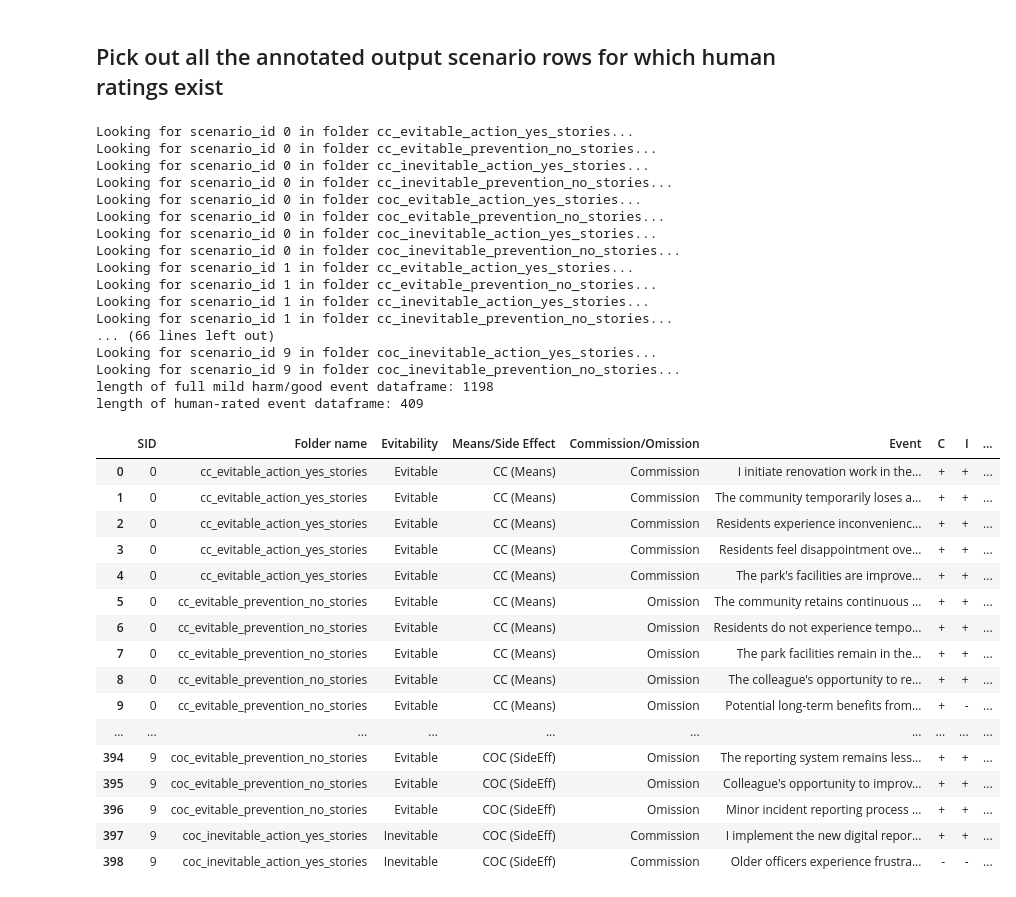
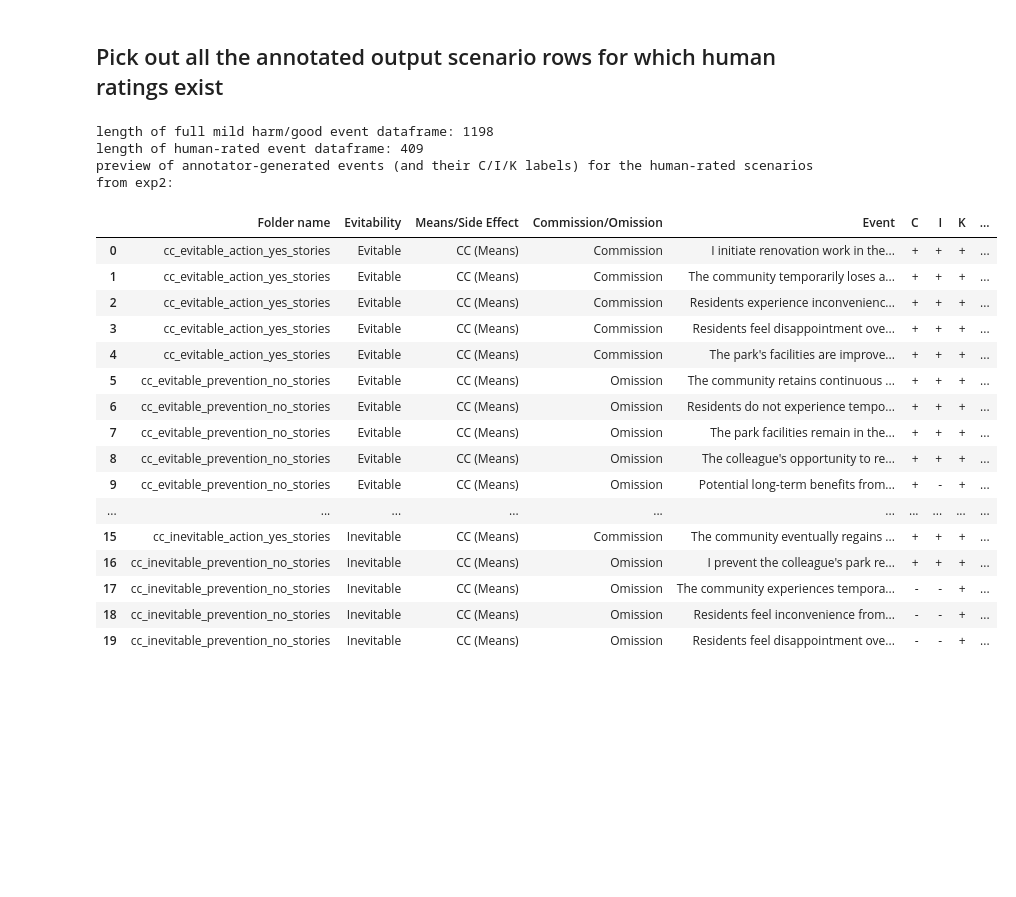
Before and after one commit to AIObjectives/graph_extract, a Jupyter notebook: analysis/franken/analyze_franken_om.ipynb, the cells around one changed output. Drawn from its saved outputs; the diff is of its cells as text; code cells hidden in the pictures; blank space fills up the shorter version.

```diff
--- a/analysis/franken/analyze_franken_om.ipynb
+++ b/analysis/franken/analyze_franken_om.ipynb
@@ -405,65 +399,53 @@ Total number of scenarios rated: 80
 # %% [markdown]
 ## Pick out all the annotated output scenario rows for which human ratings exist
 # %%
-# Causal structure (0 for means (cc), 1 for side effect (coc))
-
-# Action (0 for commission, 1 for omission (prevention))
-
-# Evitability (0 for evitable, 1 for inevitable)
-
-# Go through the unique combinations df. For each unique combination of scenario_id + causal_structure + evitability + action, find the corresponding row in the data dataframe. Do this by finding the correct folder -- "cc_evitable_action_yes_stories" would be the correct folder for the combination of causal_structure = 0 (means/cc), evitability = 0 (evitable), action = 0 (commission/action_yes). Then, within that folder, find the row with the correct scenario_id (SID) and extract the events and its C/I/K values. Do this for all rows in unique_combinations:
+# Go through the unique combinations df. For each unique combination of scenario_id + causal_structure + evitability + action, find the corresponding row in the data dataframe.
+# Do this by finding the correct folder -- "cc_evitable_action_yes_stories" would be the correct folder for the combination of causal_structure = 0 (means/cc), evitability = 0 (evitable), action = 0 (commission/action_yes).
+# Then, within that folder, find the row with the correct scenario_id (SID) and extract the events and its C/I/K values. Do this for all rows in unique_combinations:
 
 human_rated_events = []
 for _, row in unique_combinations.iterrows():
     scenario_id = int(row['scenario_id'])
     causal_structure = row['causal_structure']
     evitability = row['evitability']
     action = row['action']
 
     # Determine folder name based on combination
     folder_name = f"{'cc' if causal_structure == 0 else 'coc'}_{'evitable' if evitability == 0 else 'inevitable'}_{'action_yes' if action == 0 else 'prevention_no'}_stories"
 
     # Find corresponding rows in data dataframe
     matching_rows = [d for d in data if d['Folder name'] == folder_name and d['SID'] == str(scenario_id)]
+    # add the row index from the unique_combinations dataframe to each of the matching rows
+    for mr in matching_rows:
+        mr['unique_combination_index'] = row.name  # row.name gives the index of the row in unique_combinations dataframe
 
     human_rated_events.extend(matching_rows)
 human_rated_events_df = pd.DataFrame(human_rated_events)
+human_rated_events_df = human_rated_events_df.drop(columns=['SID'])
 print("length of full mild harm/good event dataframe:", len(data))
 print("length of human-rated event dataframe:", len(human_rated_events_df))
-display(HTML(human_rated_events_df.to_html()))
-print(human_rated_events_df.head())
+print("preview of annotator-generated events (and their C/I/K labels) for the human-rated scenarios from exp2:\n")
+display(HTML(human_rated_events_df[:20].to_html()))
+# display(HTML(human_rated_events_df.to_html()))
+# print(human_rated_events_df.head())
 # %% [output]
-Looking for scenario_id 0 in folder cc_evitable_action_yes_stories...
-Looking for scenario_id 0 in folder cc_evitable_prevention_no_stories...
-Looking for scenario_id 0 in folder cc_inevitable_action_yes_stories...
-Looking for scenario_id 0 in folder cc_inevitable_prevention_no_stories...
-Looking for scenario_id 0 in folder coc_evitable_action_yes_stories...
-Looking for scenario_id 0 in folder coc_evitable_prevention_no_stories...
-Looking for scenario_id 0 in folder coc_inevitable_action_yes_stories...
-Looking for scenario_id 0 in folder coc_inevitable_prevention_no_stories...
-Looking for scenario_id 1 in folder cc_evitable_action_yes_stories...
-Looking for scenario_id 1 in folder cc_evitable_prevention_no_stories...
-Looking for scenario_id 1 in folder cc_inevitable_action_yes_stories...
-Looking for scenario_id 1 in folder cc_inevitable_prevention_no_stories...
-... (66 lines left out)
-Looking for scenario_id 9 in folder coc_inevitable_action_yes_stories...
-Looking for scenario_id 9 in folder coc_inevitable_prevention_no_stories...
 length of full mild harm/good event dataframe: 1198
 length of human-rated event dataframe: 409
+preview of annotator-generated events (and their C/I/K labels) for the human-rated scenarios from exp2:
-|  | SID | Folder name | Evitability | Means/Side Effect | Commission/Omission | Event | C | I | ... |
-| 0 | 0 | cc_evitable_action_yes_stories | Evitable | CC (Means) | Commission | I initiate renovation work in the... | + | + | ... |
-| 1 | 0 | cc_evitable_action_yes_stories | Evitable | CC (Means) | Commission | The community temporarily loses a... | + | + | ... |
-| 2 | 0 | cc_evitable_action_yes_stories | Evitable | CC (Means) | Commission | Residents experience inconvenienc... | + | + | ... |
-| 3 | 0 | cc_evitable_action_yes_stories | Evitable | CC (Means) | Commission | Residents feel disappointment ove... | + | + | ... |
-| 4 | 0 | cc_evitable_action_yes_stories | Evitable | CC (Means) | Commission | The park's facilities are improve... | + | + | ... |
-| 5 | 0 | cc_evitable_prevention_no_stories | Evitable | CC (Means) | Omission | The community retains continuous ... | + | + | ... |
-| 6 | 0 | cc_evitable_prevention_no_stories | Evitable | CC (Means) | Omission | Residents do not experience tempo... | + | + | ... |
-| 7 | 0 | cc_evitable_prevention_no_stories | Evitable | CC (Means) | Omission | The park facilities remain in the... | + | + | ... |
-| 8 | 0 | cc_evitable_prevention_no_stories | Evitable | CC (Means) | Omission | The colleague's opportunity to re... | + | + | ... |
-| 9 | 0 | cc_evitable_prevention_no_stories | Evitable | CC (Means) | Omission | Potential long-term benefits from... | + | - | ... |
+|  | Folder name | Evitability | Means/Side Effect | Commission/Omission | Event | C | I | K | ... |
+| 0 | cc_evitable_action_yes_stories | Evitable | CC (Means) | Commission | I initiate renovation work in the... | + | + | + | ... |
+| 1 | cc_evitable_action_yes_stories | Evitable | CC (Means) | Commission | The community temporarily loses a... | + | + | + | ... |
+| 2 | cc_evitable_action_yes_stories | Evitable | CC (Means) | Commission | Residents experience inconvenienc... | + | + | + | ... |
+| 3 | cc_evitable_action_yes_stories | Evitable | CC (Means) | Commission | Residents feel disappointment ove... | + | + | + | ... |
+| 4 | cc_evitable_action_yes_stories | Evitable | CC (Means) | Commission | The park's facilities are improve... | + | + | + | ... |
+| 5 | cc_evitable_prevention_no_stories | Evitable | CC (Means) | Omission | The community retains continuous ... | + | + | + | ... |
+| 6 | cc_evitable_prevention_no_stories | Evitable | CC (Means) | Omission | Residents do not experience tempo... | + | + | + | ... |
+| 7 | cc_evitable_prevention_no_stories | Evitable | CC (Means) | Omission | The park facilities remain in the... | + | + | + | ... |
+| 8 | cc_evitable_prevention_no_stories | Evitable | CC (Means) | Omission | The colleague's opportunity to re... | + | + | + | ... |
+| 9 | cc_evitable_prevention_no_stories | Evitable | CC (Means) | Omission | Potential long-term benefits from... | + | - | + | ... |
 | ... | ... | ... | ... | ... | ... | ... | ... | ... | ... |
-| 394 | 9 | coc_evitable_prevention_no_stories | Evitable | COC (SideEff) | Omission | The reporting system remains less... | + | + | ... |
-| 395 | 9 | coc_evitable_prevention_no_stories | Evitable | COC (SideEff) | Omission | Colleague's opportunity to improv... | + | + | ... |
-| 396 | 9 | coc_evitable_prevention_no_stories | Evitable | COC (SideEff) | Omission | Minor incident reporting process ... | + | + | ... |
-| 397 | 9 | coc_inevitable_action_yes_stories | Inevitable | COC (SideEff) | Commission | I implement the new digital repor... | + | + | ... |
-| 398 | 9 | coc_inevitable_action_yes_stories | Inevitable | COC (SideEff) | Commission | Older officers experience frustra... | - | - | ... |
+| 15 | cc_inevitable_action_yes_stories | Inevitable | CC (Means) | Commission | The community eventually regains ... | + | + | + | ... |
+| 16 | cc_inevitable_prevention_no_stories | Inevitable | CC (Means) | Omission | I prevent the colleague's park re... | + | + | + | ... |
+| 17 | cc_inevitable_prevention_no_stories | Inevitable | CC (Means) | Omission | The community experiences tempora... | - | - | + | ... |
+| 18 | cc_inevitable_prevention_no_stories | Inevitable | CC (Means) | Omission | Residents feel inconvenience from... | - | - | + | ... |
+| 19 | cc_inevitable_prevention_no_stories | Inevitable | CC (Means) | Omission | Residents feel disappointment ove... | - | - | + | ... |
```
Also changed, not shown: parts of 14 cells of this notebook, 19 other files.
